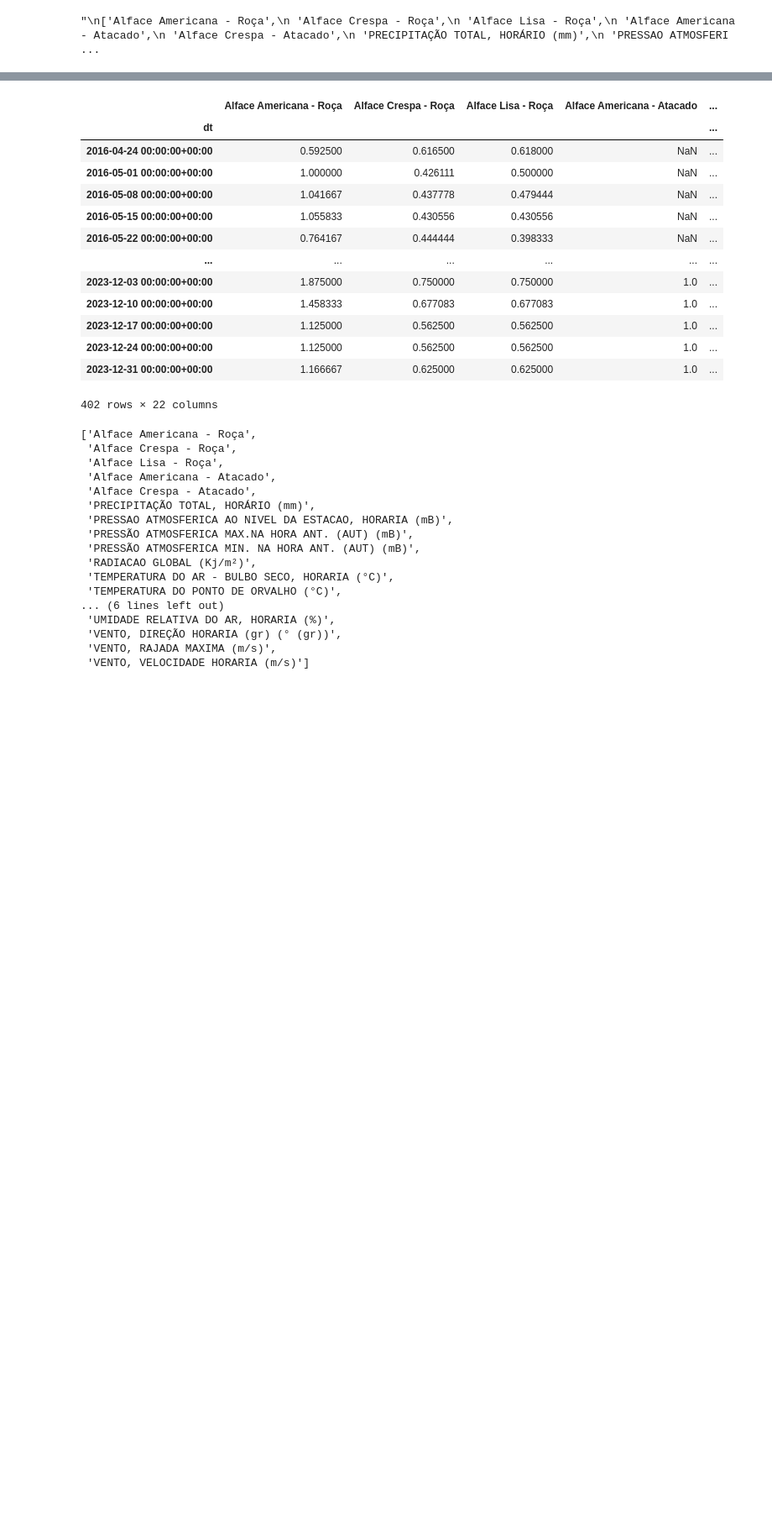
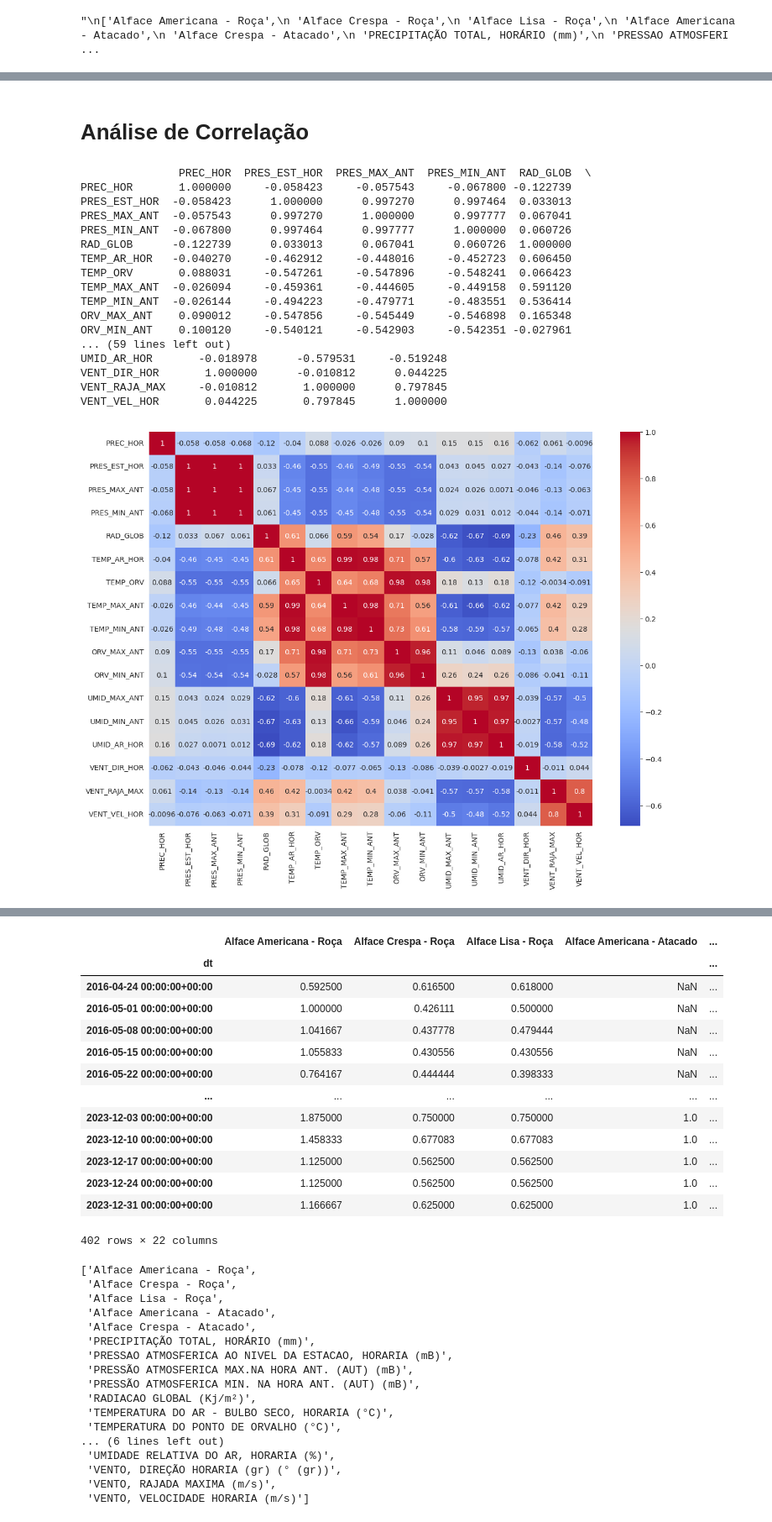
Before and after one commit to Patrick448/time-series-analysis, a Jupyter notebook: Notebooks/Part 2/2025-07-14-dataset-analysis-methodology-review.ipynb, the cells around one changed output, grey strips where cells are left out. Shown at 84% size. Drawn from its saved outputs; the diff is of its cells as text; code cells hidden in the pictures; blank space fills up the shorter version.

Commit message:
adiciona análise de correlação

```diff
--- a/Notebooks/Part 2/2025-07-14-dataset-analysis-methodology-review.ipynb
+++ b/Notebooks/Part 2/2025-07-14-dataset-analysis-methodology-review.ipynb
@@ -119,0 +105,80 @@ for col in cleaned_weather_df.columns:
+# %% [markdown]
+# Análise de Correlação
+# %%
+import seaborn as sns
+
+"""
+['Alface Americana - Roça',
+ 'Alface Crespa - Roça',
+ 'Alface Lisa - Roça',
+ 'Alface Americana - Atacado',
+ 'Alface Crespa - Atacado',
+ 'PRECIPITAÇÃO TOTAL, HORÁRIO (mm)',
+ 'c',
+ 'PRESSÃO ATMOSFERICA MAX.NA HORA ANT. (AUT) (mB)',
+ 'PRESSÃO ATMOSFERICA MIN. NA HORA ANT. (AUT) (mB)',
+ 'RADIACAO GLOBAL (Kj/m²)',
+ 'TEMPERATURA DO AR - BULBO SECO, HORARIA (°C)',
+ 'TEMPERATURA DO PONTO DE ORVALHO (°C)',
+ 'TEMPERATURA MÁXIMA NA HORA ANT. (AUT) (°C)',
+ 'TEMPERATURA MÍNIMA NA HORA ANT. (AUT) (°C)',
+ 'TEMPERATURA ORVALHO MAX. NA HORA ANT. (AUT) (°C)',
+ 'TEMPERATURA ORVALHO MIN. NA HORA ANT. (AUT) (°C)',
+ 'UMIDADE REL. MAX. NA HORA ANT. (AUT) (%)',
+ 'UMIDADE REL. MIN. NA HORA ANT. (AUT) (%)',
+ 'UMIDADE RELATIVA DO AR, HORARIA (%)',
+ 'VENTO, DIREÇÃO HORARIA (gr) (° (gr))',
+ 'VENTO, RAJADA MAXIMA (m/s)',
+ 'VENTO, VELOCIDADE HORARIA (m/s)']
+"""
+rename_dict = {
+    'PRECIPITAÇÃO TOTAL, HORÁRIO (mm)': 'PREC_HOR',
+    'PRESSAO ATMOSFERICA AO NIVEL DA ESTACAO, HORARIA (mB)': 'PRES_EST_HOR',
+    'PRESSÃO ATMOSFERICA MAX.NA HORA ANT. (AUT) (mB)': 'PRES_MAX_ANT',
+    'PRESSÃO ATMOSFERICA MIN. NA HORA ANT. (AUT) (mB)': 'PRES_MIN_ANT',
+    'RADIACAO GLOBAL (Kj/m²)': 'RAD_GLOB',
+    'TEMPERATURA DO AR - BULBO SECO, HORARIA (°C)': 'TEMP_AR_HOR',
+    'TEMPERATURA DO PONTO DE ORVALHO (°C)': 'TEMP_ORV',
+    'TEMPERATURA MÁXIMA NA HORA ANT. (AUT) (°C)': 'TEMP_MAX_ANT',
+    'TEMPERATURA MÍNIMA NA HORA ANT. (AUT) (°C)': 'TEMP_MIN_ANT',
+    'TEMPERATURA ORVALHO MAX. NA HORA ANT. (AUT) (°C)': 'ORV_MAX_ANT',
+    'TEMPERATURA ORVALHO MIN. NA HORA ANT. (AUT) (°C)': 'ORV_MIN_ANT',
+    'UMIDADE REL. MAX. NA HORA ANT. (AUT) (%)': 'UMID_MAX_ANT',
+    'UMIDADE REL. MIN. NA HORA ANT. (AUT) (%)': 'UMID_MIN_ANT',
+    'UMIDADE RELATIVA DO AR, HORARIA (%)': 'UMID_AR_HOR',
+    'VENTO, DIREÇÃO HORARIA (gr) (° (gr))': 'VENT_DIR_HOR',
+    'VENTO, RAJADA MAXIMA (m/s)': 'VENT_RAJA_MAX',
+    'VENTO, VELOCIDADE HORARIA (m/s)': 'VENT_VEL_HOR'
+}
+cleaned_weather_df.rename(columns=rename_dict, inplace=True)
+
+# Compute correlation matrix
+co_mtx = cleaned_weather_df.corr()
+
+# Print correlation matrix
+print(co_mtx)
+plt.figure(figsize=(14, 10))
+# Plot correlation heatmap
+sns.heatmap(co_mtx, cmap="coolwarm", annot=True)
+
+# Display heatmap
+plt.show()
+# %% [output]
+               PREC_HOR  PRES_EST_HOR  PRES_MAX_ANT  PRES_MIN_ANT  RAD_GLOB  \
+PREC_HOR       1.000000     -0.058423     -0.057543     -0.067800 -0.122739
+PRES_EST_HOR  -0.058423      1.000000      0.997270      0.997464  0.033013
+PRES_MAX_ANT  -0.057543      0.997270      1.000000      0.997777  0.067041
+PRES_MIN_ANT  -0.067800      0.997464      0.997777      1.000000  0.060726
+RAD_GLOB      -0.122739      0.033013      0.067041      0.060726  1.000000
+TEMP_AR_HOR   -0.040270     -0.462912     -0.448016     -0.452723  0.606450
+TEMP_ORV       0.088031     -0.547261     -0.547896     -0.548241  0.066423
+TEMP_MAX_ANT  -0.026094     -0.459361     -0.444605     -0.449158  0.591120
+TEMP_MIN_ANT  -0.026144     -0.494223     -0.479771     -0.483551  0.536414
+ORV_MAX_ANT    0.090012     -0.547856     -0.545449     -0.546898  0.165348
+ORV_MIN_ANT    0.100120     -0.540121     -0.542903     -0.542351 -0.027961
+... (59 lines left out)
+UMID_AR_HOR       -0.018978      -0.579531     -0.519248
+VENT_DIR_HOR       1.000000      -0.010812      0.044225
+VENT_RAJA_MAX     -0.010812       1.000000      0.797845
+VENT_VEL_HOR       0.044225       0.797845      1.000000
+[figure, added]
```
Also changed, not shown: parts of 7 cells of this notebook, 1 other file.
